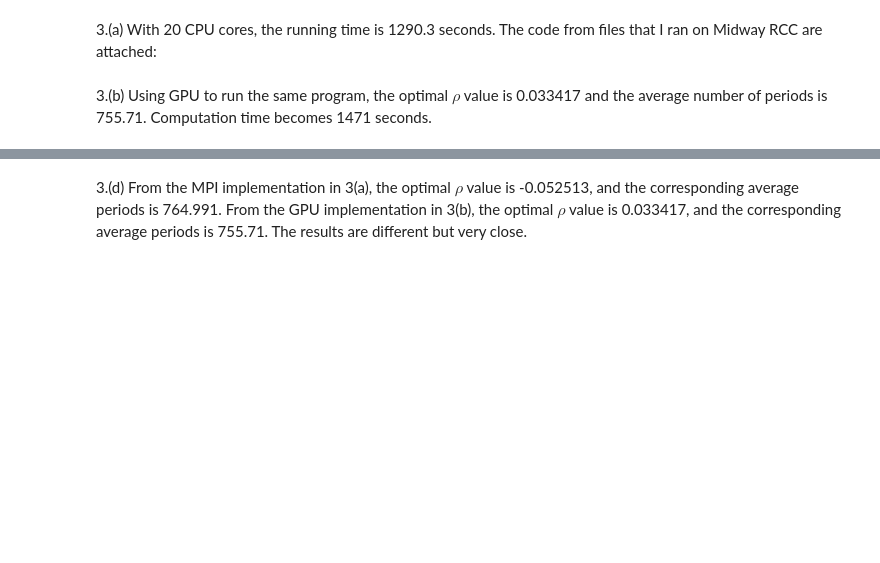
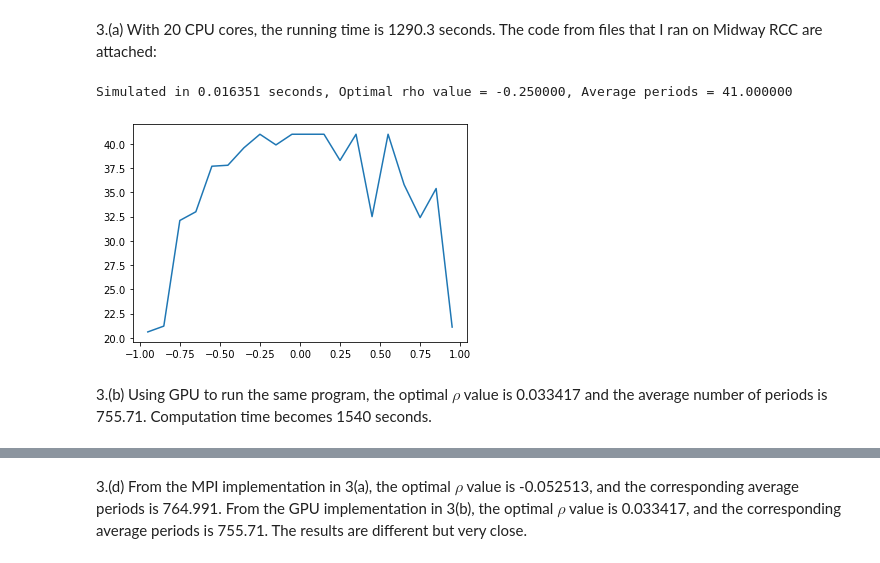
Before and after one commit to artemisyang/LS_assignment1_Artemis, a Jupyter notebook: Assignment1.ipynb, the cells around one changed output, grey strips where cells are left out. Saved outputs shown, nothing was run; the diff lists cells and outputs as text; code cells hidden in the pictures; blank space fills up the shorter version.

```diff
--- a/Assignment1.ipynb
+++ b/Assignment1.ipynb
@@ -461,9 +429,87 @@ def main():
 
 if __name__ == '__main__':
     main()
+# %%
+
+def sim_health_index(r):
+
+    # Get rank of process and overall size of communicator:
+    comm = MPI.COMM_WORLD
+    rank = comm.Get_rank()
+    size = comm.Get_size()
+
+    # Set model parameters
+    rho = r
+    mu = 3.0
+    sigma = 1.0
+    z_0 = mu
+
+    # Set simulation parameters
+    S = 10 # Set the number of lives to simulate
+    T = int(40) # Set the number of periods for each simulation
+
+    # Evenly distribute number of simulation runs across processes
+    N = int(S/size)
+
+    # Draw all idiosyncratic random shocks and create empty containers
+    eps_mat = sts.norm.rvs(loc=0, scale=sigma, size=(T, N))
+    z_mat = np.zeros((T, N))
+    z_mat[0, :] = z_0
+
+    # Create an array to store the index for first negative z_t
+    neg_index = np.full(N,fill_value = T+1)
+
+    # Create the health index matrix
+    for s_ind in range(N):
+        z_tm1 = z_0
+        for t_ind in range(T):
+            e_t = eps_mat[t_ind, s_ind]
+            z_t = rho * z_tm1 + (1 - rho) * mu + e_t
+            z_mat[t_ind, s_ind] = z_t
+            z_tm1 = z_t
+            if z_tm1<0:
+              if neg_index[s_ind] == T+1:
+                 neg_index[s_ind] = t_ind+1
+
+    # Gather all simulation arrays to buffer on rank 0
+    neg_all = comm.gather(neg_index, root = 0)
+
+    # Return average number of periods on rank 0
+    if rank == 0:
+       return np.mean(neg_all)
+
+def main():
+    # Start time
+    t0 = time.time()
+
+    # Run the health simulation program
+    rho_array = np.linspace(-0.95,0.95,20)
+    avg =np.zeros(20)
+
+    # run program with different rhos
+    for r in range(len(rho_array)):
+        avg[r] = sim_health_index(rho_array[r])
+
+    # Get optimal rho value
+    max_avg = np.amax(avg)
+    opt = rho_array[np.argmax(avg)]
+
+    # End time
+    time_elapsed = time.time() - t0
+
+    # Print simulation results
+    print("Simulated in %f seconds, Optimal rho value = %f, Average periods = %f"
+                % (time_elapsed, opt, max_avg))
+    plt.plot(rho_array,avg)
+
+if __name__ == '__main__':
+    main()
+# %% [output]
+Simulated in 0.016351 seconds, Optimal rho value = -0.250000, Average periods = 41.000000
+[figure, added]
 # %% [markdown]
 3.(b)
-Using GPU to run the same program, the optimal $\rho$ value is 0.033417 and the average number of periods is 755.71. Computation time becomes 1471 seconds.
+Using GPU to run the same program, the optimal $\rho$ value is 0.033417 and the average number of periods is 755.71. Computation time becomes 1540 seconds.
 # %%
 # 3.(b) grid search with OpenCL
 
```
Also changed, not shown: parts of 12 cells of this notebook.
